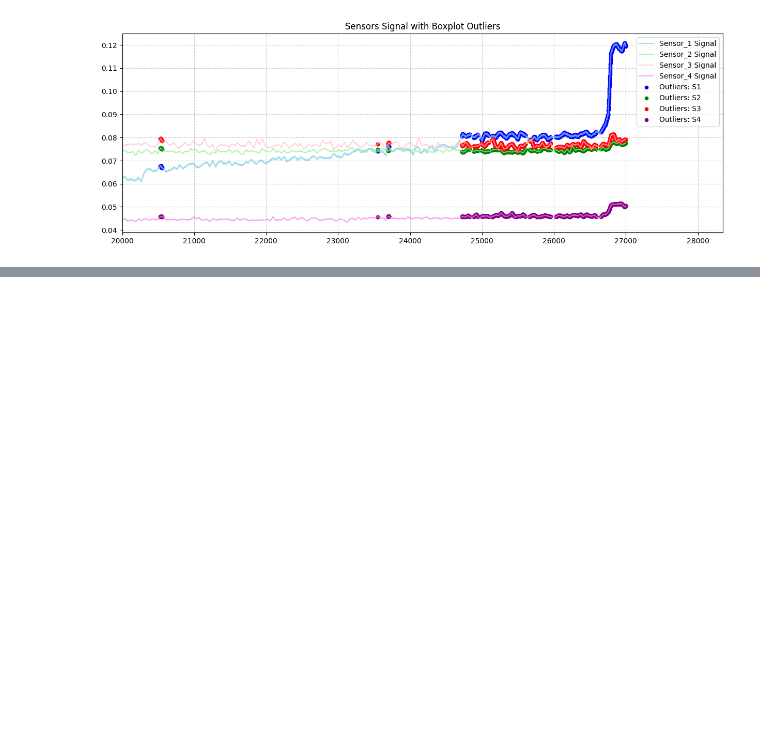
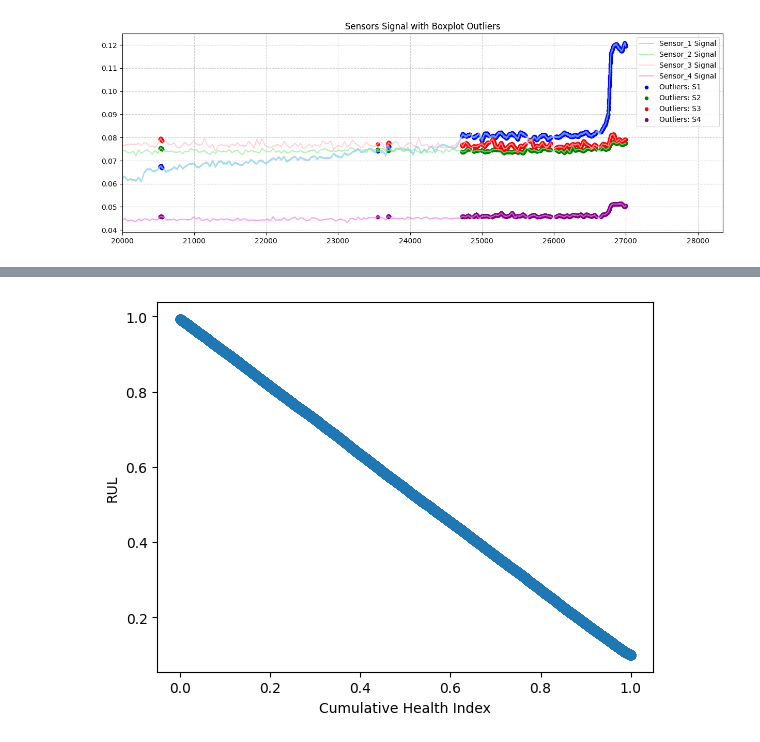
Before and after one commit to sooinp/Desktop, a Jupyter notebook: VSCode/모두의 딥러닝/미니프로젝트/0203.ipynb, the cells around one changed output, grey strips where cells are left out. Cells and saved outputs as stored; diff of their text form; code cells hidden in the pictures; blank space fills up the shorter version.

```diff
--- a/VSCode/모두의 딥러닝/미니프로젝트/0203.ipynb
+++ b/VSCode/모두의 딥러닝/미니프로젝트/0203.ipynb
@@ -486,0 +593,13 @@ plt.show()
+# %%
+HI_cum = abs_d_smooth.mean(axis=1).cumsum()
+
+# 정규화
+HI_cum = (HI_cum - HI_cum.min()) / (HI_cum.max() - HI_cum.min())
+tr2['Health_Index_cum'] = HI_cum
+
+plt.scatter(tr2['Health_Index_cum'], tr2['RUL'], alpha=0.3)
+plt.xlabel("Cumulative Health Index")
+plt.ylabel("RUL")
+plt.show()
+# %% [output]
+[figure, added]
```
Also changed, not shown: parts of 18 cells of this notebook.
